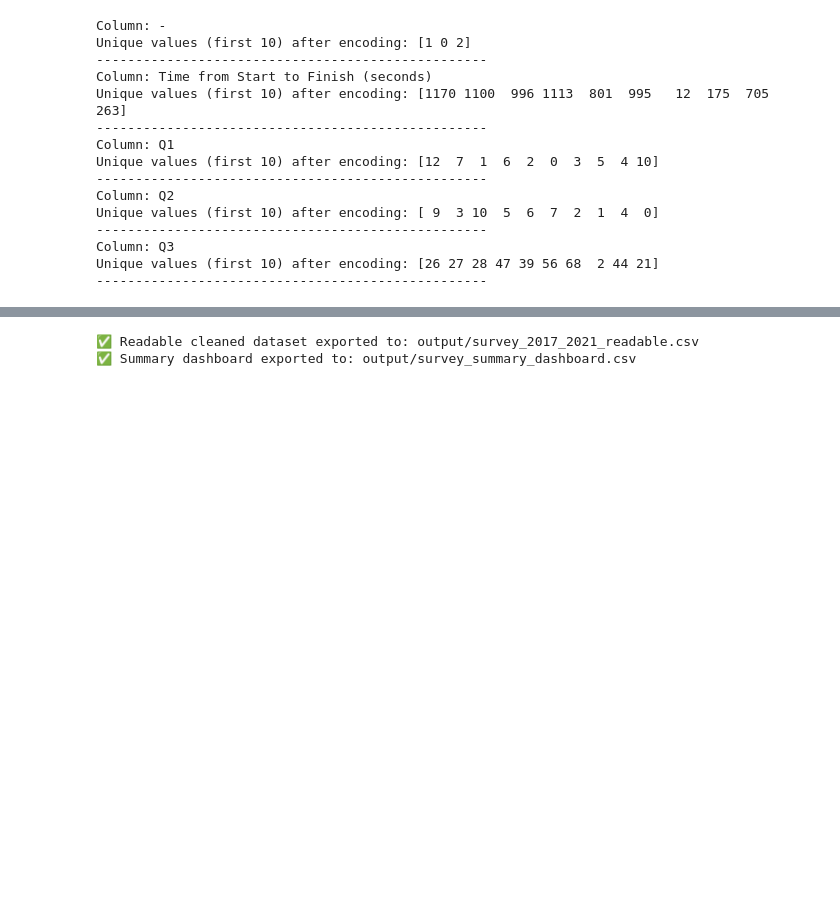
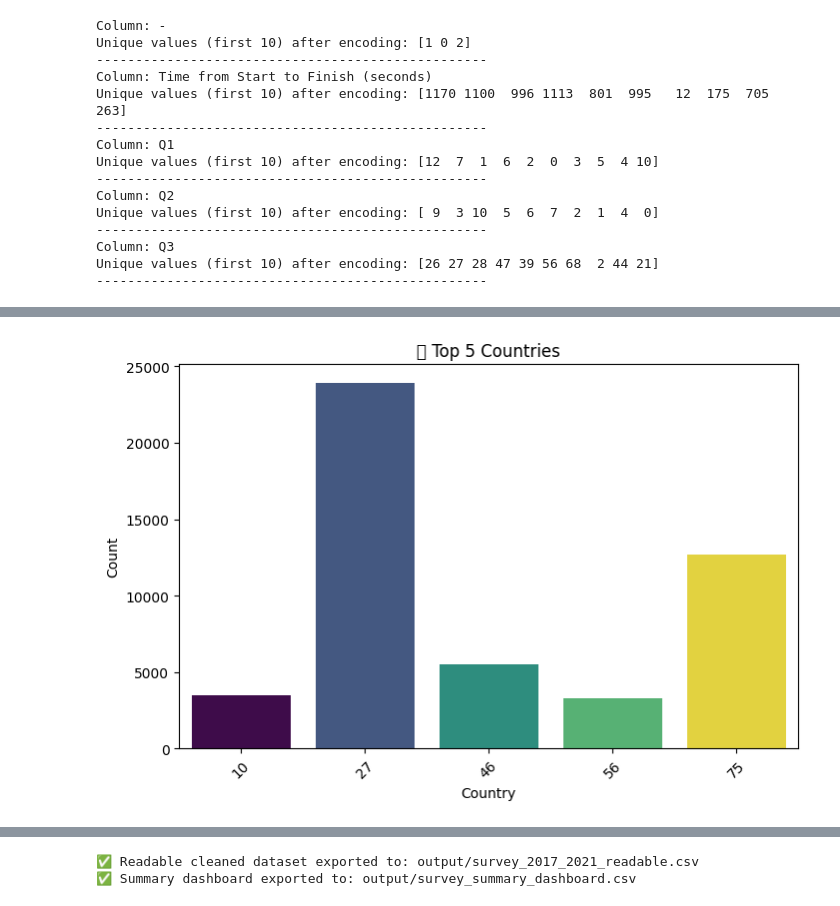
Before and after one commit to manahill-prac/ElevvoPathways_Data-Science-Survey2017-2021, a Jupyter notebook: Notebook/Data_Science_Survey(2017_2021).ipynb, the cells around one changed output, grey strips where cells are left out. Saved outputs shown, nothing was run; the diff lists cells and outputs as text; code cells hidden in the pictures; blank space fills up the shorter version.

```diff
--- a/Notebook/Data_Science_Survey(2017_2021).ipynb
+++ b/Notebook/Data_Science_Survey(2017_2021).ipynb
@@ -321,0 +224,92 @@ Passing `palette` without assigning `hue` is deprecated and will be removed in v
+# %%
+# ---------- STEP 09: Visual Insights ----------
+
+import matplotlib.pyplot as plt
+import seaborn as sns
+
+# --- Top 5 Countries ---
+fig, ax = plt.subplots(figsize=(8,5))
+sns.barplot(
+    x=top_countries_readable.index,
+    y=top_countries_readable.values,
+    palette='viridis',
+    hue=top_countries_readable.index,  # assign x to hue
+    dodge=False,
+    legend=False
+)
+plt.title("📌 Top 5 Countries")
+plt.ylabel("Count")
+plt.xlabel("Country")
+plt.xticks(rotation=45)
+plt.show()
+
+
+# --- Gender Distribution ---
+fig, ax = plt.subplots(figsize=(8,5))
+sns.barplot(
+    x=gender_dist_readable.index,
+    y=gender_dist_readable.values,
+    palette='magma',
+    hue=gender_dist_readable.index,
+    dodge=False,
+    legend=False
+)
+plt.title("📌 Gender Distribution")
+plt.ylabel("Count")
+plt.xlabel("Gender")
+plt.xticks(rotation=45)
+plt.show()
+
+
+# --- Experience Levels ---
+fig, ax = plt.subplots(figsize=(10,5))
+sns.barplot(
+    x=experience_dist_readable.index,
+    y=experience_dist_readable.values,
+    palette='coolwarm',
+    hue=experience_dist_readable.index,
+    dodge=False,
+    legend=False
+)
+plt.title("📌 Experience Levels")
+plt.ylabel("Count")
+plt.xlabel("Experience")
+plt.xticks(rotation=45)
+plt.show()
+
+
+# --- Education Levels (Top 10 for readability) ---
+top_education = education_dist_readable.head(10)
+fig, ax = plt.subplots(figsize=(10,5))
+sns.barplot(
+    x=top_education.index,
+    y=top_education.values,
+    palette='cividis',
+    hue=top_education.index,
+    dodge=False,
+    legend=False
+)
+plt.title("📌 Education Levels (Top 10)")
+plt.ylabel("Count")
+plt.xlabel("Education / Role")
+plt.xticks(rotation=45)
+plt.show()
+
+
+# --- Top 5 Tools Used ---
+fig, ax = plt.subplots(figsize=(8,5))
+sns.barplot(
+    x=tools_sum.index,
+    y=tools_sum.values,
+    palette='rocket',
+    hue=tools_sum.index,
+    dodge=False,
+    legend=False
+)
+plt.title("📌 Top 5 Tools Used")
+plt.ylabel("Count")
+plt.xlabel("Tool")
+plt.xticks(rotation=45)
+plt.show()
+# %% [output]
+[figure, added]
```
Also changed, not shown: parts of 6 cells of this notebook.
